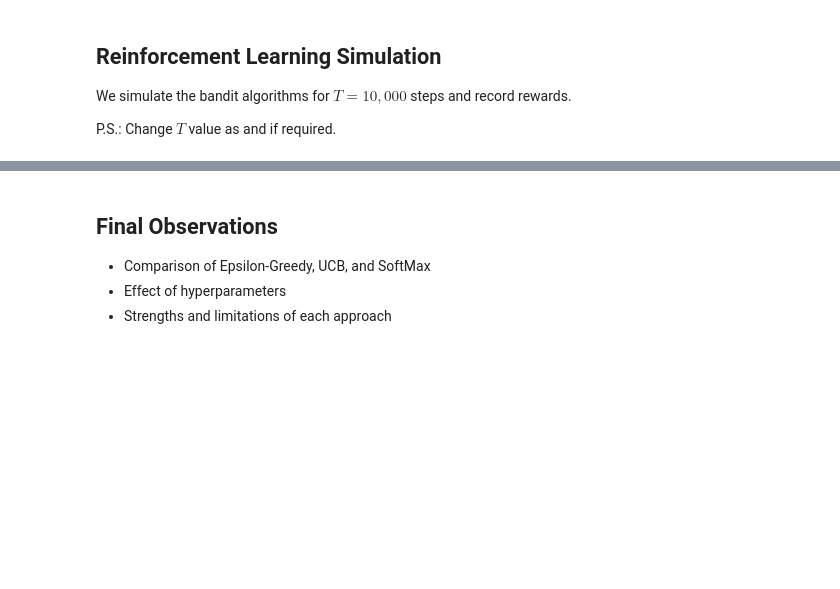
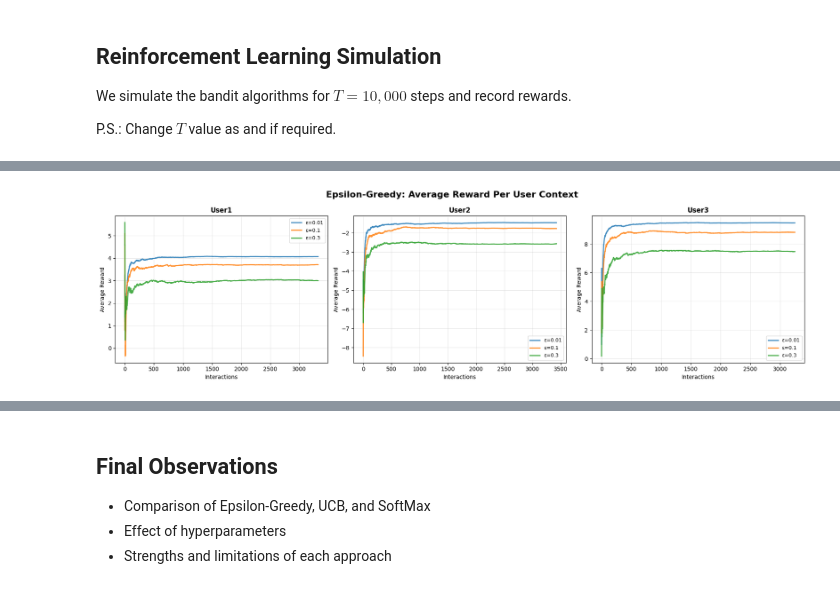
Before and after one commit to ananyasingla2004/lab3-contextual-bandit, a Jupyter notebook: lab3_results_U20230077.ipynb, the cells around one changed output, grey strips where cells are left out. Cells and saved outputs as stored; diff of their text form; code cells hidden in the pictures; blank space fills up the shorter version.

```diff
--- a/lab3_results_U20230077.ipynb
+++ b/lab3_results_U20230077.ipynb
@@ -164,3 +189,15 @@ weighted avg       0.96      0.95      0.95       400
 
 The sampler is initialized using the student's roll number `i`.
 Rewards are obtained using `sampler.sample(j)`.
+# %%
+from rlcmab_sampler import sampler
+
+# Note: Replace with your actual roll number
+# For this implementation: U20230077
+U20230077 = 20230077
+
+# Initialize sampler with roll number
+init_sampler = sampler(i=U20230077)
+
+print(f"Sampler initialized with roll number: {U20230077}")
+print("Reward sampler ready for bandit experiments")
@@ -199,0 +462,79 @@ This section presents:
+# %%
+import matplotlib.pyplot as plt
+
+# Compute cumulative average reward for each timestep
+def cumulative_average(data):
+    return np.cumsum(data) / np.arange(1, len(data) + 1)
+
+# User context labels
+user_labels = {0: "User1", 1: "User2", 2: "User3"}
+
+# Plot 1: Epsilon-Greedy across all user contexts
+fig, axes = plt.subplots(1, 3, figsize=(18, 5))
+fig.suptitle('Epsilon-Greedy: Average Reward Per User Context', fontsize=16, fontweight='bold')
+
+for ctx_idx, ctx in enumerate(range(3)):
+    ax = axes[ctx_idx]
+    for eps in epsilons:
+        ctx_rewards = eg_results[eps]['rewards_per_context'][ctx]
+        if len(ctx_rewards) > 0:
+            avg_rewards = cumulative_average(np.array(ctx_rewards))
+            ax.plot(avg_rewards, linewidth=2, label=f'ε={eps}', alpha=0.85)
+
+    ax.set_title(f'{user_labels[ctx]}', fontsize=12, fontweight='bold')
+    ax.set_xlabel('Interactions', fontsize=10)
+    ax.set_ylabel('Average Reward', fontsize=10)
+    ax.legend(fontsize=9)
+    ax.grid(True, alpha=0.3)
+
+plt.tight_layout()
+plt.savefig('eg_per_context_rewards.png', dpi=300, bbox_inches='tight')
+plt.show()
+
+# Plot 2: UCB across all user contexts
+fig, axes = plt.subplots(1, 3, figsize=(18, 5))
+fig.suptitle('UCB: Average Reward Per User Context', fontsize=16, fontweight='bold')
+
+for ctx_idx, ctx in enumerate(range(3)):
+    ax = axes[ctx_idx]
+    for c in c_values:
+        ctx_rewards = ucb_results[c]['rewards_per_context'][ctx]
+        if len(ctx_rewards) > 0:
+            avg_rewards = cumulative_average(np.array(ctx_rewards))
+            ax.plot(avg_rewards, linewidth=2, label=f'c={c}', alpha=0.85)
+
+    ax.set_title(f'{user_labels[ctx]}', fontsize=12, fontweight='bold')
+    ax.set_xlabel('Interactions', fontsize=10)
+    ax.set_ylabel('Average Reward', fontsize=10)
+    ax.legend(fontsize=9)
+    ax.grid(True, alpha=0.3)
+
+plt.tight_layout()
+plt.savefig('ucb_per_context_rewards.png', dpi=300, bbox_inches='tight')
+plt.show()
+
+# Plot 3: SoftMax across all user contexts
+fig, axes = plt.subplots(1, 3, figsize=(18, 5))
+fig.suptitle('SoftMax: Average Reward Per User Context', fontsize=16, fontweight='bold')
+
+for ctx_idx, ctx in enumerate(range(3)):
+    ax = axes[ctx_idx]
+    for tau in temperatures:
+        ctx_rewards = softmax_results[tau]['rewards_per_context'][ctx]
+        if len(ctx_rewards) > 0:
+            avg_rewards = cumulative_average(np.array(ctx_rewards))
+            ax.plot(avg_rewards, linewidth=2, label=f'τ={tau}', alpha=0.85)
+
+    ax.set_title(f'{user_labels[ctx]}', fontsize=12, fontweight='bold')
+    ax.set_xlabel('Interactions', fontsize=10)
+    ax.set_ylabel('Average Reward', fontsize=10)
+    ax.legend(fontsize=9)
+    ax.grid(True, alpha=0.3)
+
+plt.tight_layout()
+plt.savefig('softmax_per_context_rewards.png', dpi=300, bbox_inches='tight')
+plt.show()
+
+print("\n✓ Per-context reward plots generated and saved!")
+# %% [output]
+[figure, added]
```
Also changed, not shown: parts of 12 cells of this notebook, 5 other files.
